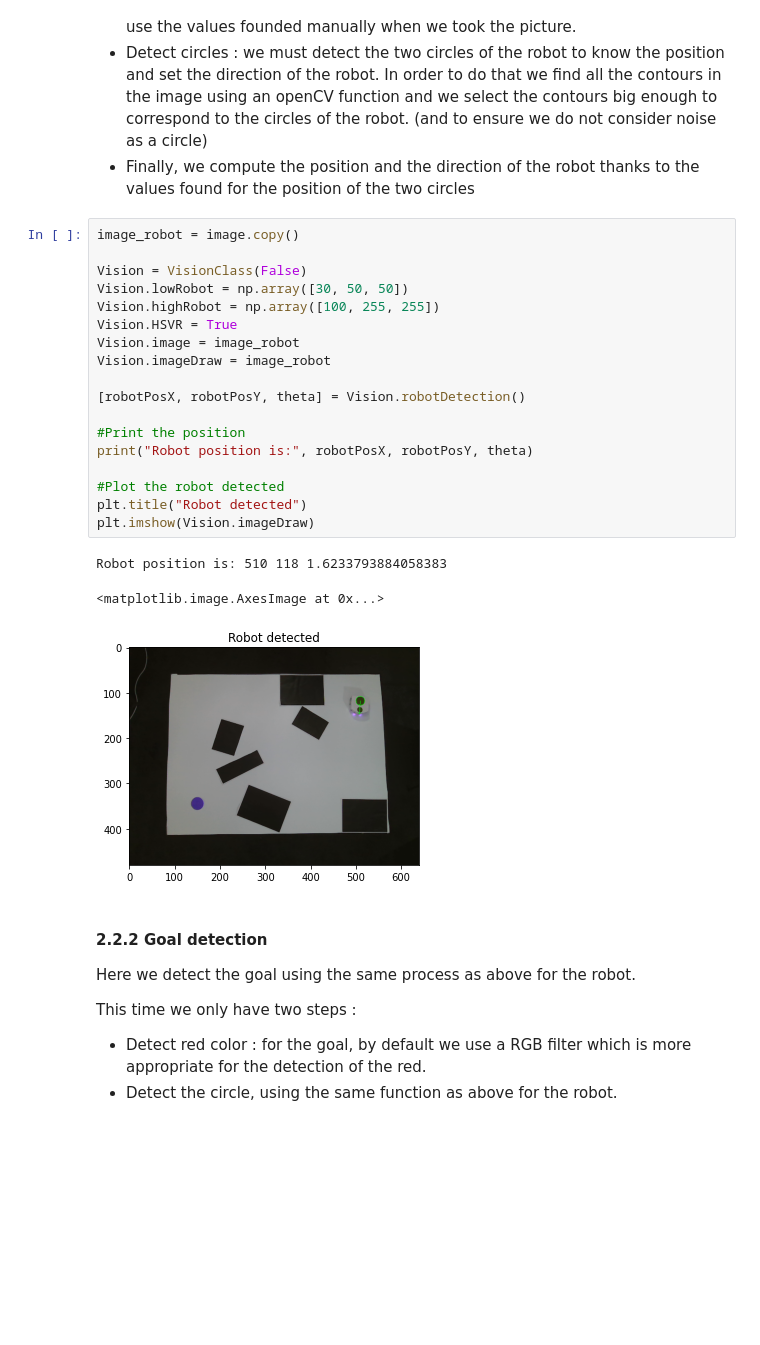
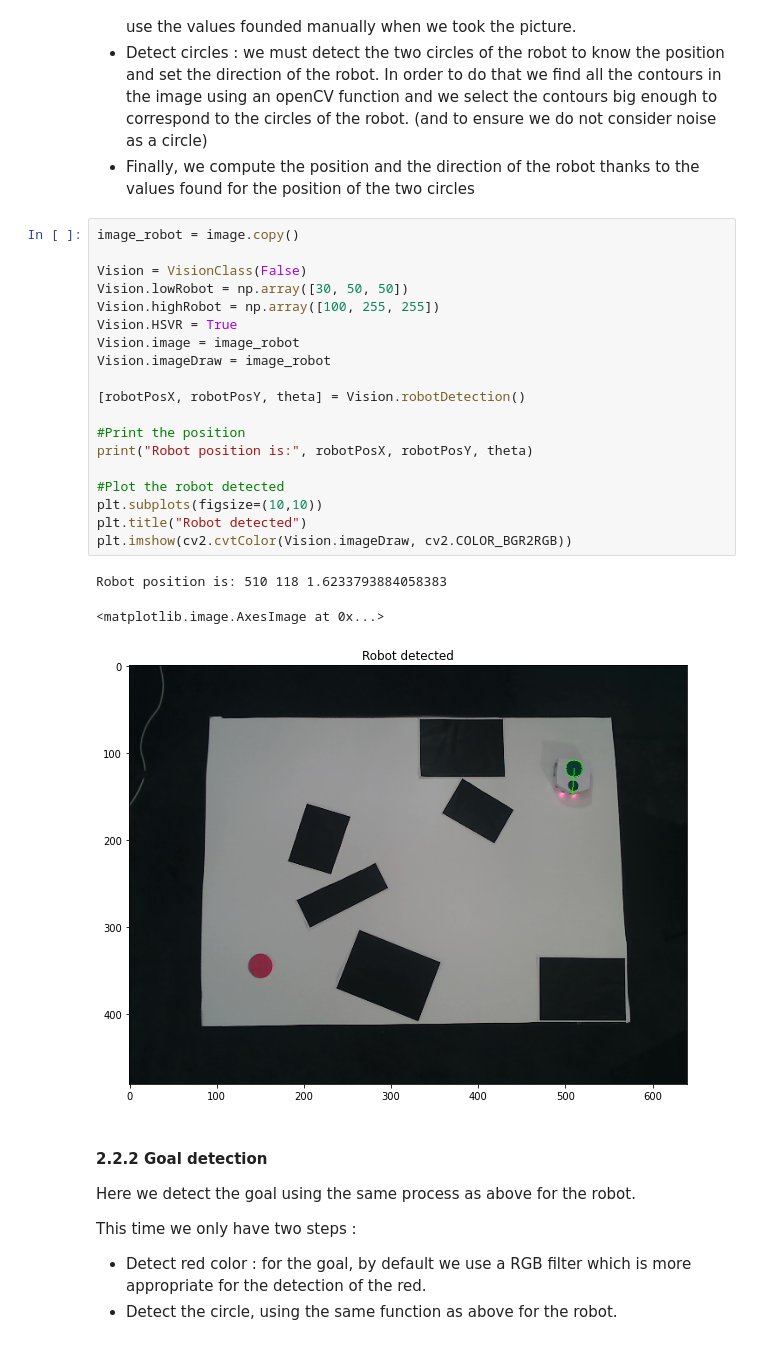
Before and after one commit to Batou1406/Mobile-Robotics-Project, a Jupyter notebook: Report_vision.ipynb, the cells around one changed output. Cells and saved outputs as stored; diff of their text form; blank space fills up the shorter version.

```diff
--- a/Report_vision.ipynb
+++ b/Report_vision.ipynb
@@ -124,25 +125,26 @@ In order to do that we find all the contours in the image using an openCV functi
 # %%
 image_robot = image.copy()
 
 Vision = VisionClass(False)
 Vision.lowRobot = np.array([30, 50, 50])
 Vision.highRobot = np.array([100, 255, 255])
 Vision.HSVR = True
 Vision.image = image_robot
 Vision.imageDraw = image_robot
 
 [robotPosX, robotPosY, theta] = Vision.robotDetection()
 
 #Print the position
 print("Robot position is:", robotPosX, robotPosY, theta)
 
 #Plot the robot detected
+plt.subplots(figsize=(10,10))
 plt.title("Robot detected")
-plt.imshow(Vision.imageDraw)
+plt.imshow(cv2.cvtColor(Vision.imageDraw, cv2.COLOR_BGR2RGB))
 # %% [output]
 Robot position is: 510 118 1.6233793884058383
 <matplotlib.image.AxesImage at 0x...>
-[figure, old version]
+[figure, new version]
 # %% [markdown]
 #### 2.2.2 Goal detection
 
```
Also changed, not shown: parts of 14 cells of this notebook.
